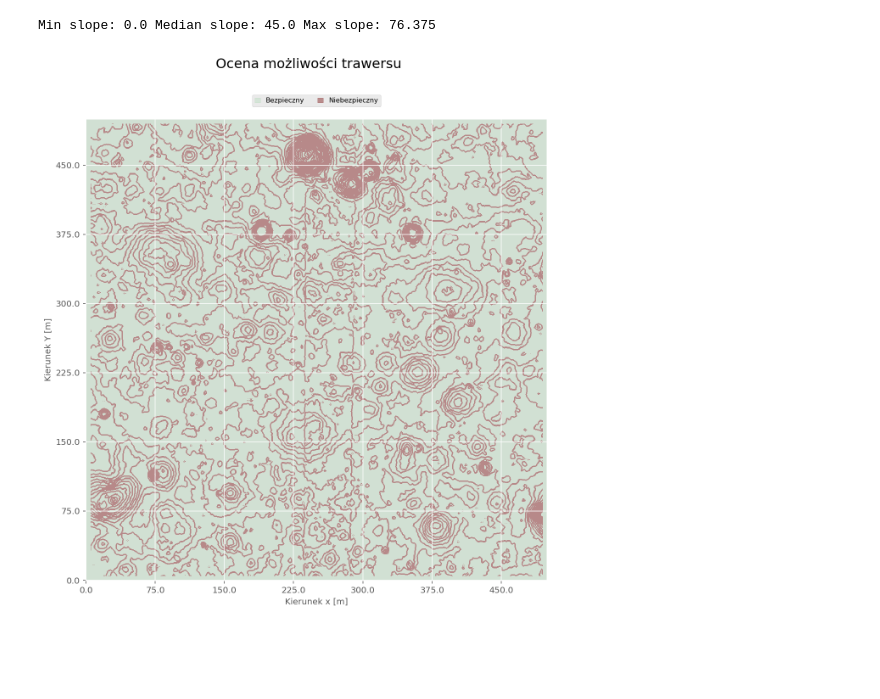
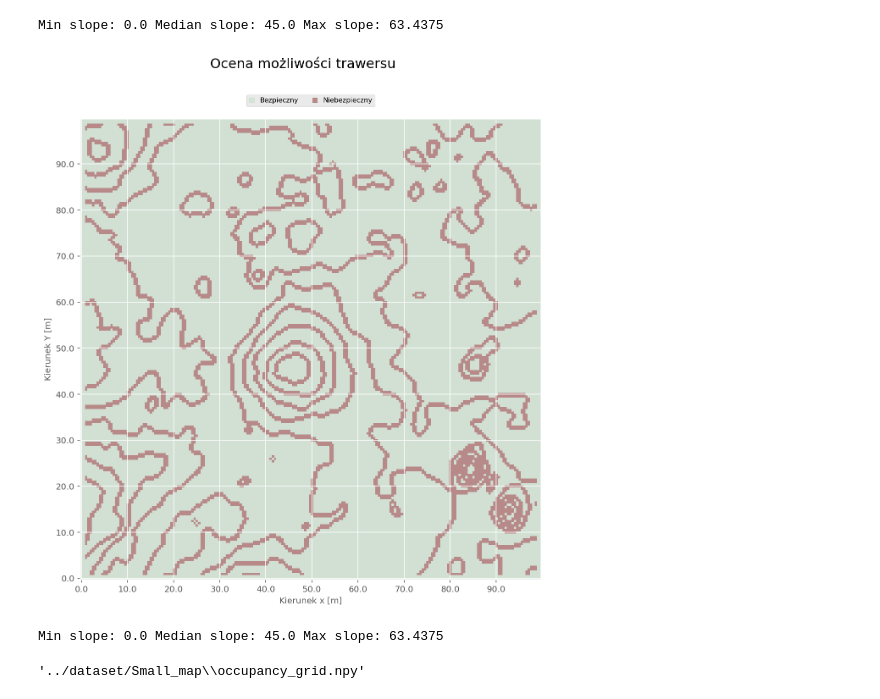
Before and after one commit to kafrankowska/Rover_Path_Planning, a Jupyter notebook: notebooks/Mapping.ipynb, the cells around one changed output. Saved outputs shown, nothing was run; the diff lists cells and outputs as text; code cells hidden in the pictures; blank space fills up the shorter version.

```diff
--- a/notebooks/Mapping.ipynb
+++ b/notebooks/Mapping.ipynb
@@ -5,7 +5,7 @@ from PIL import Image
 import numpy as np
 %matplotlib inline
 from mpl_toolkits.mplot3d.axes3d import *
-
+import os
 
 # resource: https://astrogeology.usgs.gov/search/map/Moon/LMMP/Apollo15/LRO_NAC_DEM_Apollo_15_26N004E_150cmp
 # Height (Elevation m) = DN; Planetary Radius = DN + 1737400m
@@ -16,14 +16,23 @@ dem_path = '../dataset/LRO_NAC_DEM_Apollo_15_26N004E_150cmp.tif'
 img = Image.open(dem_path)
 img = np.asarray(img, dtype=np.float16)
 width,height = img.shape[0],img.shape[1]
-mid_x,mid_y = int(width/2)-1500,int(height/2)-1500
-crop_height, crop_width = 1000,1000
+mid_x,mid_y = int(width/2)-1700,int(height/2)-1500
+crop_height, crop_width = 200,200
 img = img[mid_x:mid_x+crop_width,mid_y:mid_y+crop_height]
 img = img - np.mean(img)
+
+out_path='../dataset/Small_map'
 # %%
+def save_dem(img, out_path='../dataset', name='dem.npy'):
+    out_name = os.path.join(out_path, name)
+    with open(out_name, 'wb') as f:
+        np.save(f, img)
+    return out_name
 
-with open('../dataset/dem.npy', 'wb') as f:
-    np.save(f, img)
+def open_dem(dem_path):
+    with open(dem_path, 'rb') as f:
+        dem = np.load(f)
+    return dem
 # %%
 #from matplotlib.mlab import griddata
 
@@ -143,0 +205,3 @@ def analyze_slope_map(img):
+# %%
+dem_name = save_dem(img, out_path=out_path)
+img = open_dem(dem_name)
@@ -144,5 +213,11 @@ def analyze_slope_map(img):
 # %%
-analyze_slope_map(img)
+analyze_slope_map(img, True, out_path=out_path)
+img_plot = calculate_slope(img)
+save_dem(img_plot, out_path, 'slope.npy')
+img_plot = safe_area(img_plot)
+save_dem(img_plot, out_path, 'occupancy_grid.npy')
 # %% [output]
-Min slope: 0.0 Median slope: 45.0 Max slope: 76.375
+Min slope: 0.0 Median slope: 45.0 Max slope: 63.4375
-[figure, old version]
+[figure, new version]
+Min slope: 0.0 Median slope: 45.0 Max slope: 63.4375
+'../dataset/Small_map\\occupancy_grid.npy'
```
Also changed, not shown: parts of 15 cells of this notebook, 3 other files.
